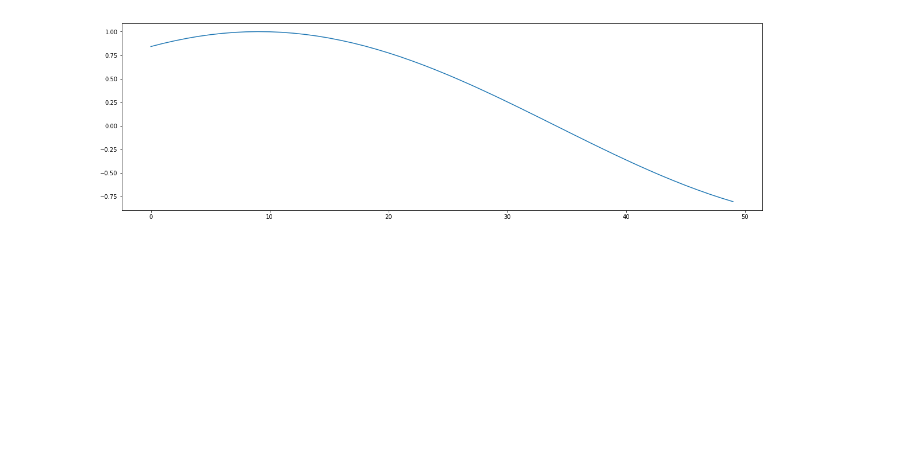
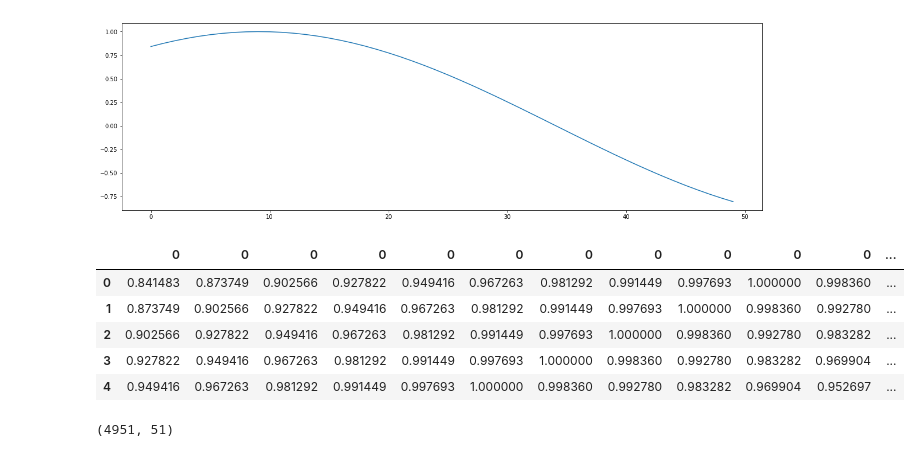
Before and after one commit to geceba/Residencia-ITM, a Jupyter notebook: LSTMs forecast time-series/keras.ipynb, the cells around one changed output. Saved outputs shown, nothing was run; the diff lists cells and outputs as text; code cells hidden in the pictures; blank space fills up the shorter version.

```diff
--- a/LSTMs forecast time-series/keras.ipynb
+++ b/LSTMs forecast time-series/keras.ipynb
@@ -36,3 +36,30 @@ pyplot.plot(series.values[:50])
 # %% [output]
 [<matplotlib.lines.Line2D at 0x...>]
 [figure]
+# %%
+#normalize features
+
+scaler = MinMaxScaler(feature_range=(-1,1))
+scaled = scaler.fit_transform(series.values)
+series = pd.DataFrame(scaled)
+# %%
+window_size = 50
+series_s = series.copy()
+
+for i in range(window_size):
+    series = pd.concat([series, series_s.shift(-(i+1))], axis = 1)
+
+series.dropna(axis=0, inplace=True)
+# %%
+series.head()
+# %% [output]
+|  | 0 | 0 | 0 | 0 | 0 | 0 | 0 | 0 | 0 | 0 | 0 | ... |
+| 0 | 0.841483 | 0.873749 | 0.902566 | 0.927822 | 0.949416 | 0.967263 | 0.981292 | 0.991449 | 0.997693 | 1.000000 | 0.998360 | ... |
+| 1 | 0.873749 | 0.902566 | 0.927822 | 0.949416 | 0.967263 | 0.981292 | 0.991449 | 0.997693 | 1.000000 | 0.998360 | 0.992780 | ... |
+| 2 | 0.902566 | 0.927822 | 0.949416 | 0.967263 | 0.981292 | 0.991449 | 0.997693 | 1.000000 | 0.998360 | 0.992780 | 0.983282 | ... |
+| 3 | 0.927822 | 0.949416 | 0.967263 | 0.981292 | 0.991449 | 0.997693 | 1.000000 | 0.998360 | 0.992780 | 0.983282 | 0.969904 | ... |
+| 4 | 0.949416 | 0.967263 | 0.981292 | 0.991449 | 0.997693 | 1.000000 | 0.998360 | 0.992780 | 0.983282 | 0.969904 | 0.952697 | ... |
+# %%
+series.shape
+# %% [output]
+(4951, 51)
```
Also changed, not shown: parts of 3 cells of this notebook.
